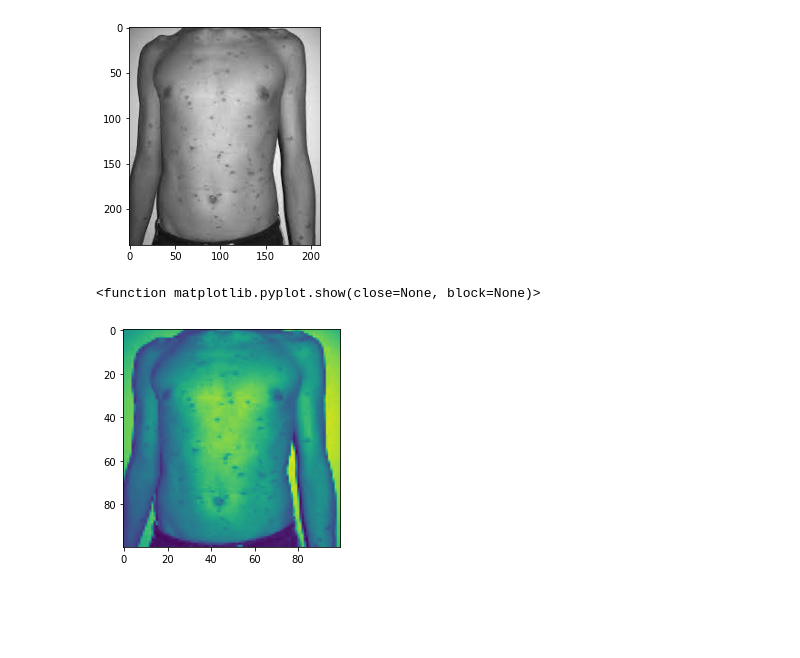
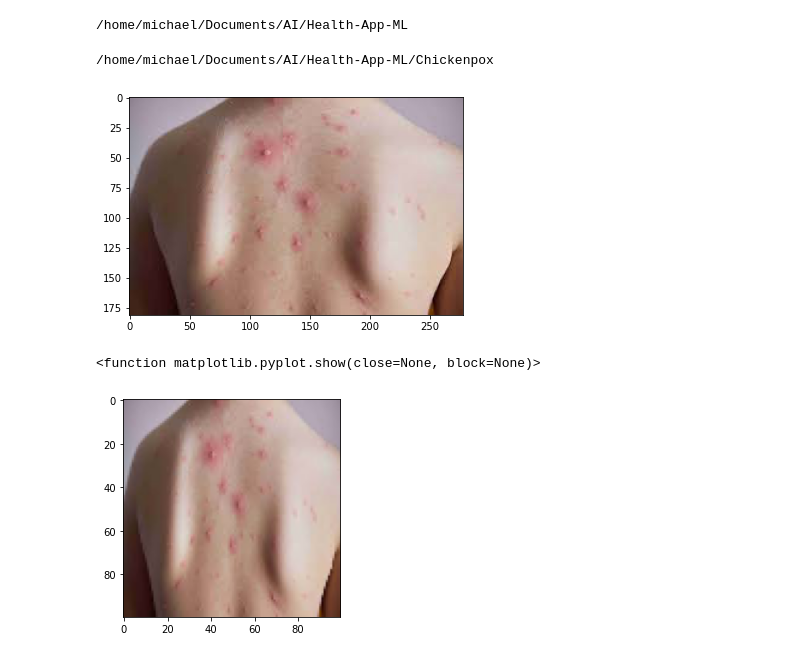
Before and after one commit to AndrewAMur/Health-App-ML, a Jupyter notebook: Health Model Project.ipynb, the cells around one changed output. Cells and saved outputs as stored; diff of their text form; code cells hidden in the pictures; blank space fills up the shorter version.

```diff
--- a/Health Model Project.ipynb
+++ b/Health Model Project.ipynb
@@ -8,27 +9,36 @@ import matplotlib.pyplot as plt
 import numpy as np
 import cv2
 import os
+# %%
+import os
+cwd = os.getcwd()
+print(cwd)
+# %% [output]
+/home/michael/Documents/AI/Health-App-ML
 # %%
-Datadir = "C:/Users/andre/Wor-Ease Away Datasets/"
+Datadir = os.getcwd()
 Categories = ["Chickenpox", "Hf&m", "Measles", "Mumps", "Roseola", "Rubella", "Scarlet Fever", "Scd", "Skin"]
 
 for Category in Categories:
     path = os.path.join(Datadir, Category)
+    print(path)
     for img in os.listdir(path):
-        img_array = cv2.imread(os.path.join(path, img), cv2.IMREAD_GRAYSCALE)
-        plt.imshow(img_array, cmap = "gray")
+        bgr_image = cv2.imread(os.path.join(path, img))
+        rgb_image = cv2.cvtColor(bgr_image, cv2.COLOR_BGR2RGB)
+        plt.imshow(rgb_image)
         plt.show()
         break
     break
 # %% [output]
+/home/michael/Documents/AI/Health-App-ML/Chickenpox
-[figure, old version]
+[figure, new version]
 # %%
 IMG_SIZE = 100
 
-new_array = cv2.resize(img_array, (IMG_SIZE, IMG_SIZE))
+new_array = cv2.resize(rgb_image, (IMG_SIZE, IMG_SIZE))
 plt.imshow(new_array)
 plt.show
 # %% [output]
 <function matplotlib.pyplot.show(close=None, block=None)>
-[figure, old version]
+[figure, new version]
 # %%
```
Also changed, not shown: parts of 14 cells of this notebook, 7 other files.
